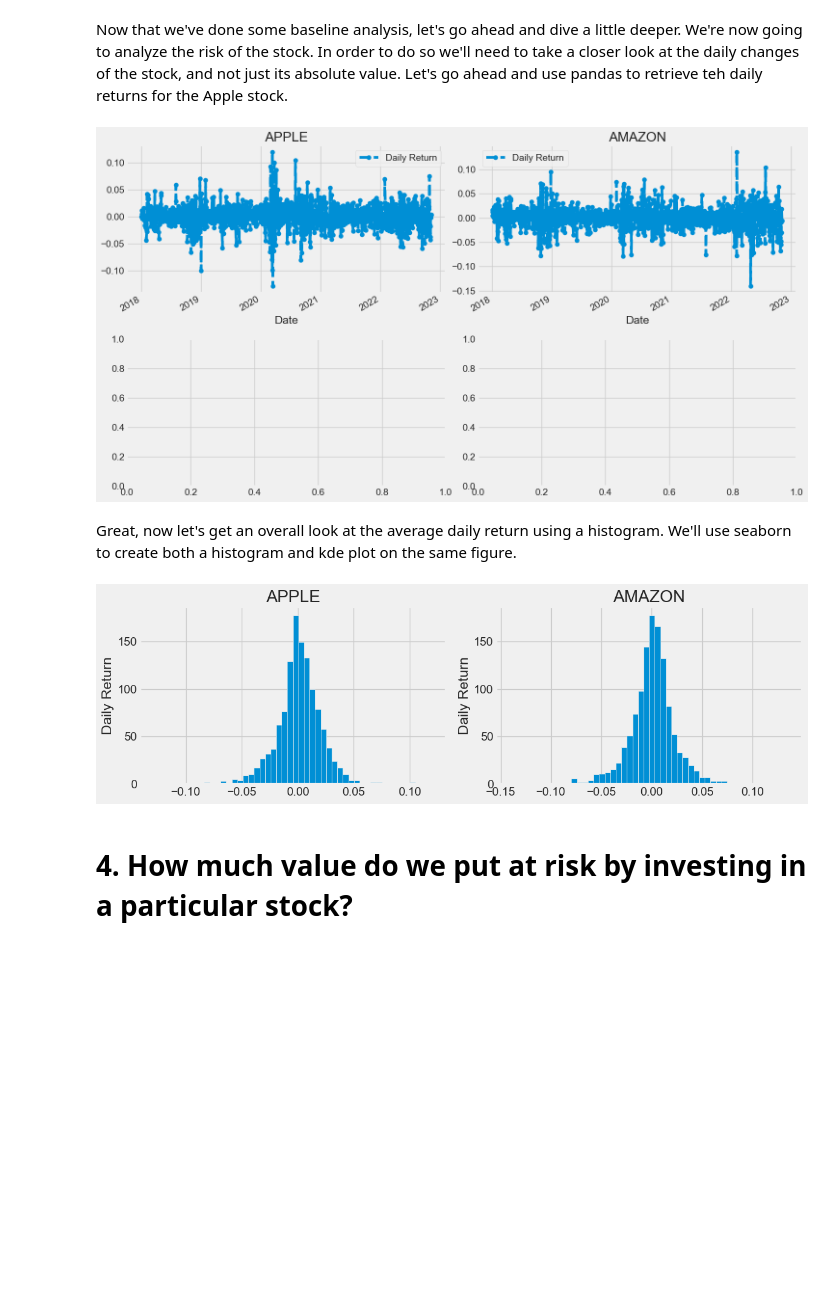
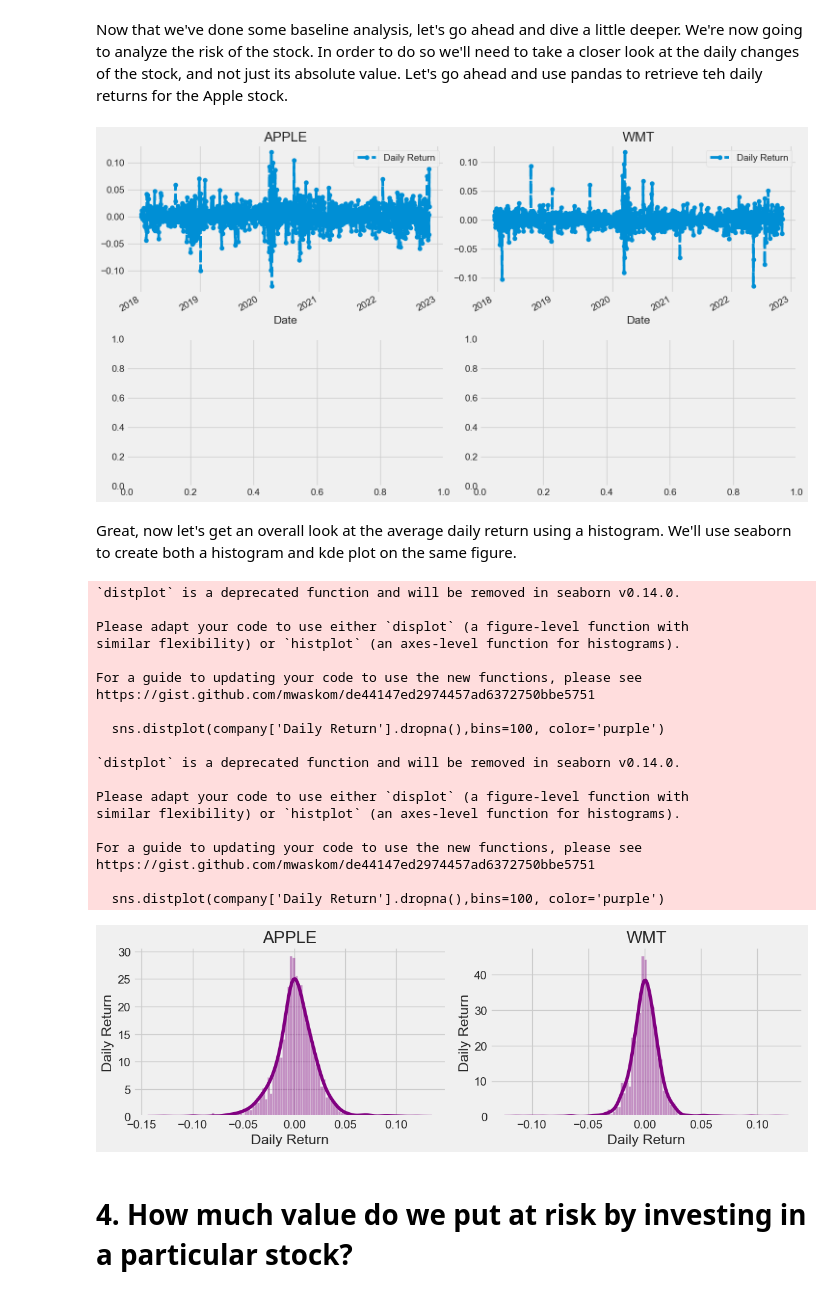
Before and after one commit to phamhuuloc/Decision-Support-System, a Jupyter notebook: stock-market-analysis-prediction.ipynb, the cells around one changed output. Drawn from its saved outputs; the diff is of its cells as text; code cells hidden in the pictures; blank space fills up the shorter version.

```diff
--- a/stock-market-analysis-prediction.ipynb
+++ b/stock-market-analysis-prediction.ipynb
@@ -74,11 +74,10 @@ Quick note: Using globals() is a sloppy way of setting the DataFrame names, but
 # %% [markdown]
 Let's go ahead and play aorund with the AAPL DataFrame to get a feel for the data
 # %%
-company_list = [AAPL, AMZN]
-company_name = ["APPLE", "AMAZON"]
+company_list = [AAPL, WMT]
+company_name = ["APPLE", "WMT"]
 
 for company, com_name in zip(company_list, company_name):
     company["company_name"] = com_name
 
 df = pd.concat(company_list, axis=0)
-df.tail(10)
@@ -207,26 +175,46 @@ fig.set_figwidth(15)
 AAPL['Daily Return'].plot(ax=axes[0,0], legend=True, linestyle='--', marker='o')
 axes[0,0].set_title('APPLE')
 
-AMZN['Daily Return'].plot(ax=axes[0,1], legend=True, linestyle='--', marker='o')
-axes[0,1].set_title('AMAZON')
+WMT['Daily Return'].plot(ax=axes[0,1], legend=True, linestyle='--', marker='o')
+axes[0,1].set_title('WMT')
 
 fig.tight_layout()
 # %% [output]
-[figure, old version]
+[figure, new version]
 # %% [markdown]
 Great, now let's get an overall look at the average daily return using a histogram. We'll use seaborn to create both a histogram and kde plot on the same figure.
 # %%
 plt.figure(figsize=(12, 7))
 
 for i, company in enumerate(company_list, 1):
     plt.subplot(2, 2, i)
-    company['Daily Return'].hist(bins=50)
+    sns.distplot(company['Daily Return'].dropna(),bins=100, color='purple')
+    # company['Daily Return'].hist(bins=50)
     plt.ylabel('Daily Return')
     plt.title(f'{company_name[i - 1]}')
 
 plt.tight_layout()
 # %% [output]
+`distplot` is a deprecated function and will be removed in seaborn v0.14.0.
+
+Please adapt your code to use either `displot` (a figure-level function with
+similar flexibility) or `histplot` (an axes-level function for histograms).
+
+For a guide to updating your code to use the new functions, please see
+https://gist.github.com/mwaskom/de44147ed2974457ad6372750bbe5751
+
+  sns.distplot(company['Daily Return'].dropna(),bins=100, color='purple')
+
+`distplot` is a deprecated function and will be removed in seaborn v0.14.0.
+
+Please adapt your code to use either `displot` (a figure-level function with
+similar flexibility) or `histplot` (an axes-level function for histograms).
+
+For a guide to updating your code to use the new functions, please see
+https://gist.github.com/mwaskom/de44147ed2974457ad6372750bbe5751
+
+  sns.distplot(company['Daily Return'].dropna(),bins=100, color='purple')
-[figure, old version]
+[figure, new version]
 # %% [markdown]
 # 4. How much value do we put at risk by investing in a particular stock?
 # %%
```
Also changed, not shown: parts of 27 cells of this notebook.
